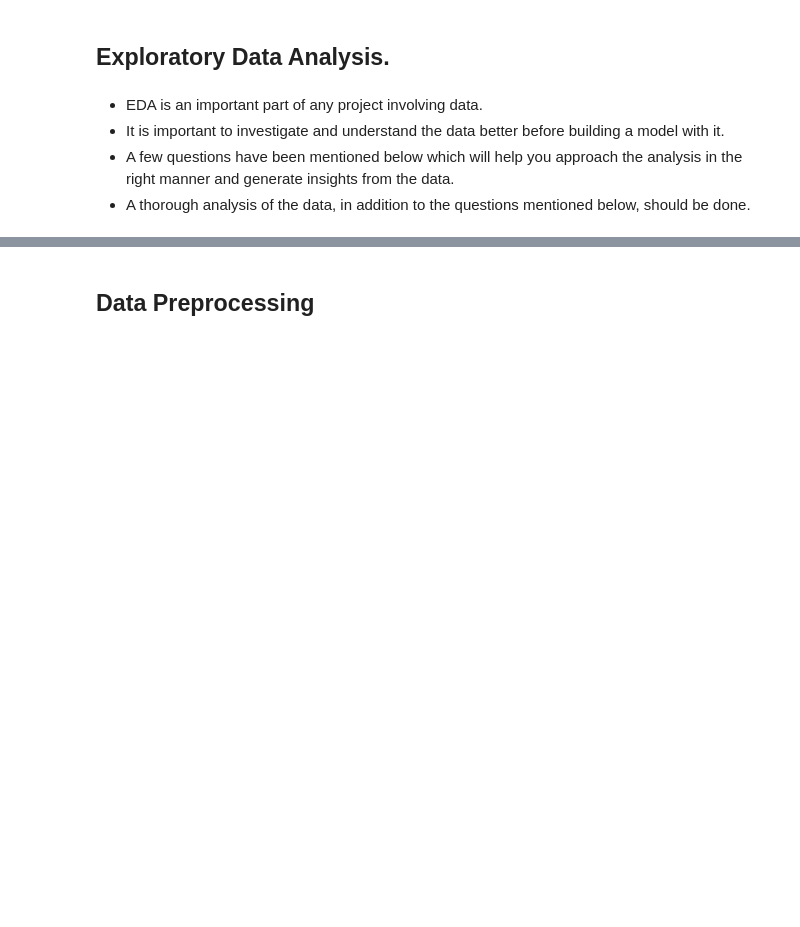
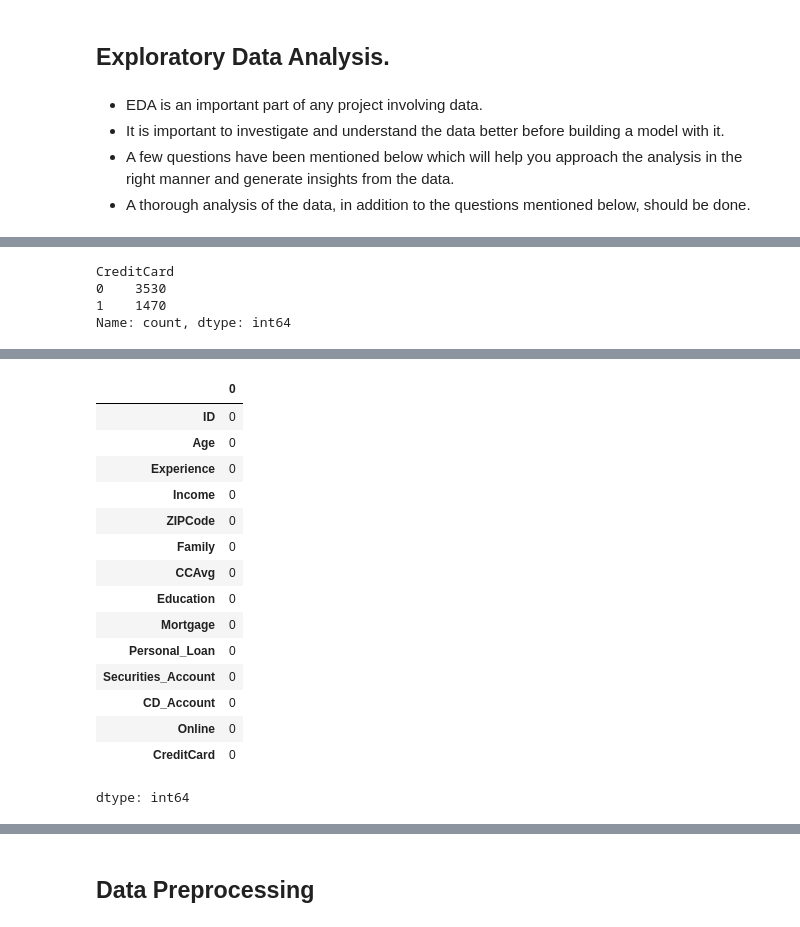
Before and after one commit to lhughey/AIML_Course, a Jupyter notebook: CaseStudy2 - Personal Loan Campaign/AIML_ML_Project_full_code_notebook.ipynb, the cells around one changed output, grey strips where cells are left out. Drawn from its saved outputs; the diff is of its cells as text; code cells hidden in the pictures; blank space fills up the shorter version.

```diff
--- a/CaseStudy2 - Personal Loan Campaign/AIML_ML_Project_full_code_notebook.ipynb
+++ b/CaseStudy2 - Personal Loan Campaign/AIML_ML_Project_full_code_notebook.ipynb
@@ -98,6 +101,14 @@ info
 3. What are the attributes that have a strong correlation with the target attribute (personal loan)?
 4. How does a customer's interest in purchasing a loan vary with their age?
 5. How does a customer's interest in purchasing a loan vary with their education?
+# %%
+numberOfCreditCards = data['CreditCard'].value_counts()
+print(numberOfCreditCards)
+# %% [output]
+CreditCard
+0    3530
+1    1470
+Name: count, dtype: int64
 # %%
 data.describe()
 # %% [output]
@@ -110,3 +121,23 @@ data.describe()
 | 50% | 2500.500000 | 45.000000 | 20.000000 | 64.000000 | 93437.000000 | 2.000000 | 1.500000 | 2.000000 | 0.000000 | 0.000000 | ... |
 | 75% | 3750.250000 | 55.000000 | 30.000000 | 98.000000 | 94608.000000 | 3.000000 | 2.500000 | 3.000000 | 101.000000 | 0.000000 | ... |
 | max | 5000.000000 | 67.000000 | 43.000000 | 224.000000 | 96651.000000 | 4.000000 | 10.000000 | 3.000000 | 635.000000 | 1.000000 | ... |
+# %%
+#determine nulls and bad data
+data.isnull().sum()
+# %% [output]
+|  | 0 |
+| ID | 0 |
+| Age | 0 |
+| Experience | 0 |
+| Income | 0 |
+| ZIPCode | 0 |
+| Family | 0 |
+| CCAvg | 0 |
+| Education | 0 |
+| Mortgage | 0 |
+| Personal_Loan | 0 |
+| Securities_Account | 0 |
+| CD_Account | 0 |
+| Online | 0 |
+| CreditCard | 0 |
+dtype: int64
```
Also changed, not shown: parts of 4 cells of this notebook.
